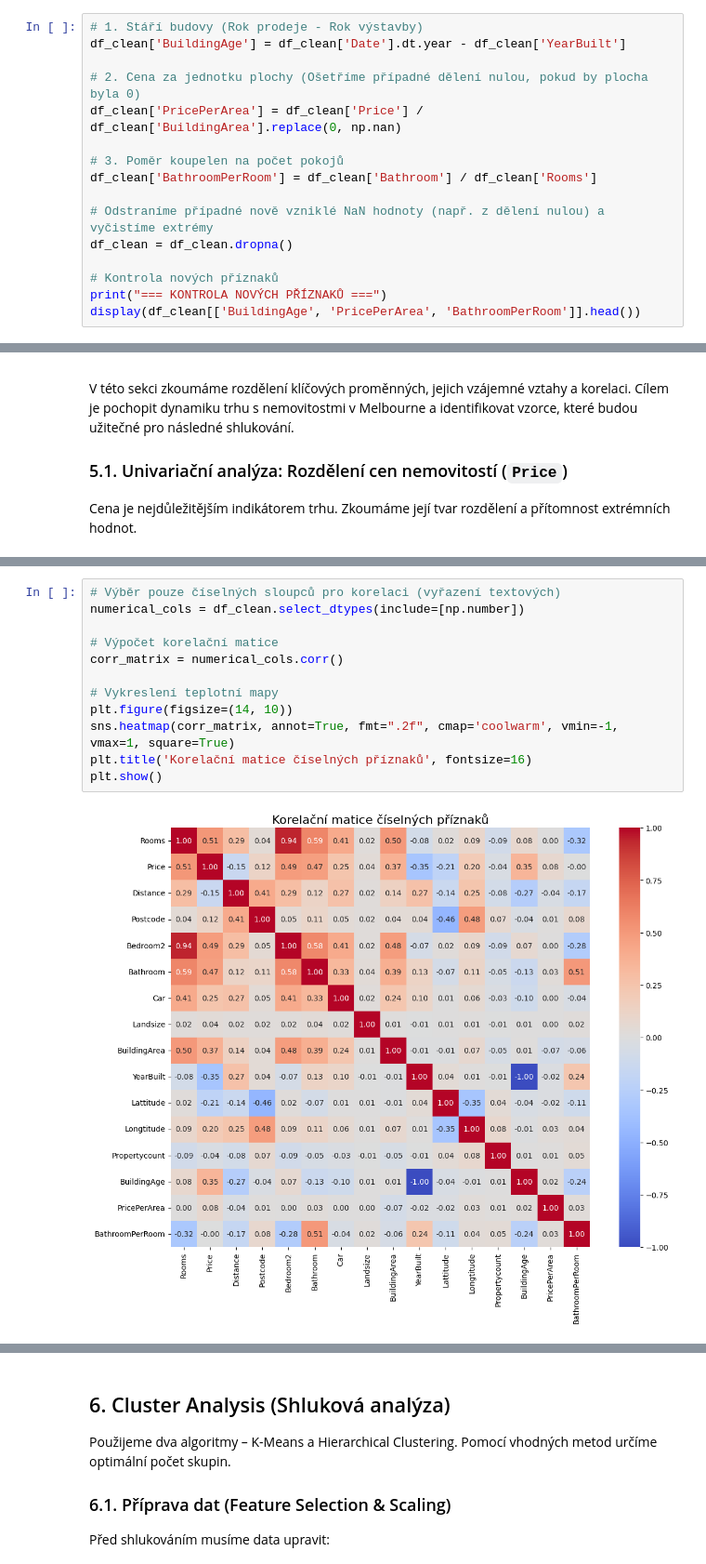
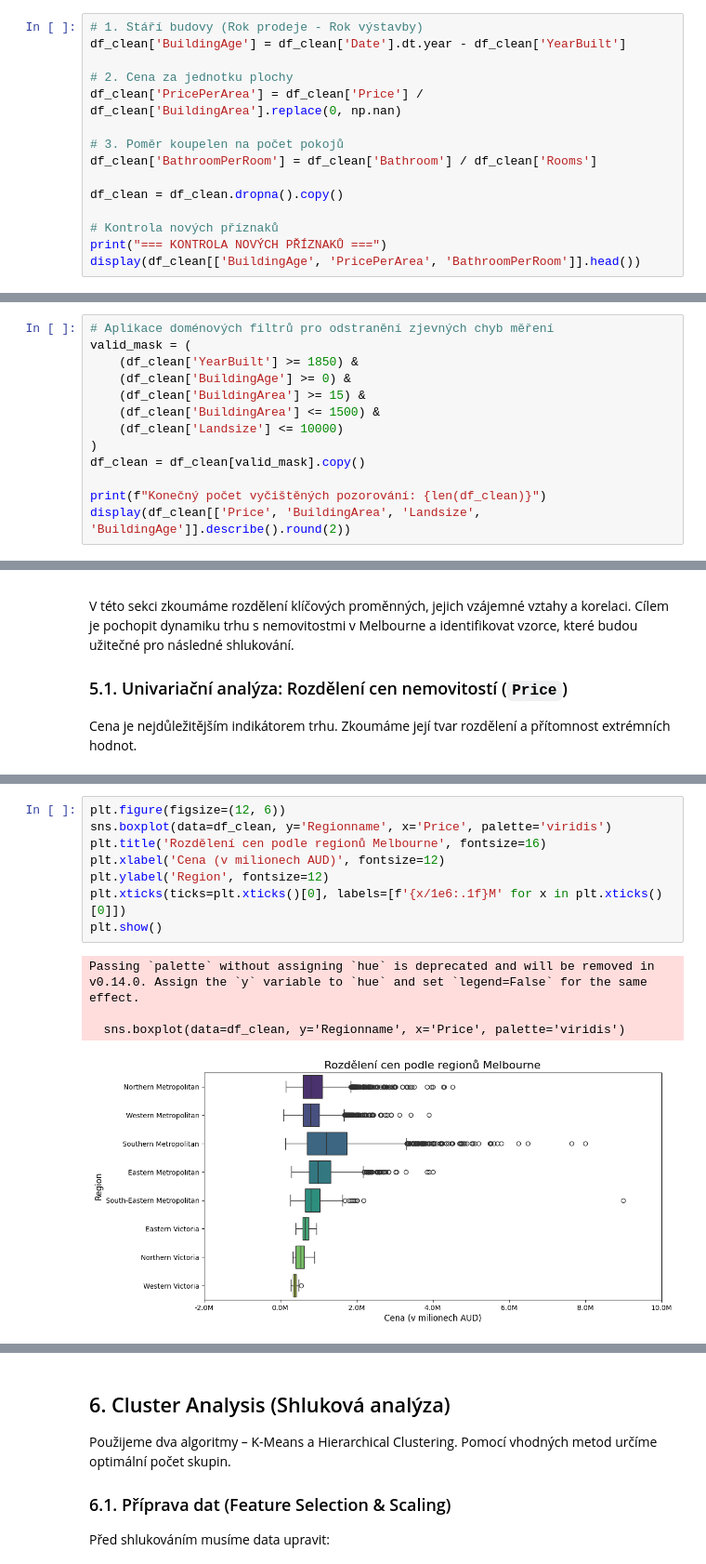
Before and after one commit to kassdiana/zsu, a Jupyter notebook: project/KAS0301_Project_Part1.ipynb, the cells around one changed output, grey strips where cells are left out. Shown at 93% size. Saved outputs shown, nothing was run; the diff lists cells and outputs as text.

```diff
--- a/project/KAS0301_Project_Part1.ipynb
+++ b/project/KAS0301_Project_Part1.ipynb
@@ -170,14 +170,13 @@ Podle zadání projektu je nutné vytvořit alespoň 2-3 nové proměnné na zá
 # 1. Stáří budovy (Rok prodeje - Rok výstavby)
 df_clean['BuildingAge'] = df_clean['Date'].dt.year - df_clean['YearBuilt']
 
-# 2. Cena za jednotku plochy (Ošetříme případné dělení nulou, pokud by plocha byla 0)
+# 2. Cena za jednotku plochy
 df_clean['PricePerArea'] = df_clean['Price'] / df_clean['BuildingArea'].replace(0, np.nan)
 
 # 3. Poměr koupelen na počet pokojů
 df_clean['BathroomPerRoom'] = df_clean['Bathroom'] / df_clean['Rooms']
 
-# Odstraníme případné nově vzniklé NaN hodnoty (např. z dělení nulou) a vyčistíme extrémy
-df_clean = df_clean.dropna()
+df_clean = df_clean.dropna().copy()
 
 # Kontrola nových příznaků
 print("=== KONTROLA NOVÝCH PŘÍZNAKŮ ===")
@@ -192,0 +201,13 @@ display(df_clean[['BuildingAge', 'PricePerArea', 'BathroomPerRoom']].head())
+# %%
+# Aplikace doménových filtrů pro odstranění zjevných chyb měření
+valid_mask = (
+    (df_clean['YearBuilt'] >= 1850) &
+    (df_clean['BuildingAge'] >= 0) &
+    (df_clean['BuildingArea'] >= 15) &
+    (df_clean['BuildingArea'] <= 1500) &
+    (df_clean['Landsize'] <= 10000)
+)
+df_clean = df_clean[valid_mask].copy()
+
+print(f"Konečný počet vyčištěných pozorování: {len(df_clean)}")
+display(df_clean[['Price', 'BuildingArea', 'Landsize', 'BuildingAge']].describe().round(2))
@@ -241,17 +269,16 @@ Pomocí korelační matice zjistíme, které číselné proměnné spolu souvise
 # %%
-# Výběr pouze číselných sloupců pro korelaci (vyřazení textových)
-numerical_cols = df_clean.select_dtypes(include=[np.number])
-
-# Výpočet korelační matice
-corr_matrix = numerical_cols.corr()
-
-# Vykreslení teplotní mapy
-plt.figure(figsize=(14, 10))
-sns.heatmap(corr_matrix, annot=True, fmt=".2f", cmap='coolwarm', vmin=-1, vmax=1, square=True)
-plt.title('Korelační matice číselných příznaků', fontsize=16)
+plt.figure(figsize=(12, 6))
+sns.boxplot(data=df_clean, y='Regionname', x='Price', palette='viridis')
+plt.title('Rozdělení cen podle regionů Melbourne', fontsize=16)
+plt.xlabel('Cena (v milionech AUD)', fontsize=12)
+plt.ylabel('Region', fontsize=12)
+plt.xticks(ticks=plt.xticks()[0], labels=[f'{x/1e6:.1f}M' for x in plt.xticks()[0]])
 plt.show()
 # %% [output]
+Passing `palette` without assigning `hue` is deprecated and will be removed in v0.14.0. Assign the `y` variable to `hue` and set `legend=False` for the same effect.
+
+  sns.boxplot(data=df_clean, y='Regionname', x='Price', palette='viridis')
-[figure, old version]
+[figure, new version]
 # %% [markdown]
 **Interpretace:**
 
```
Also changed, not shown: parts of 19 cells of this notebook.
